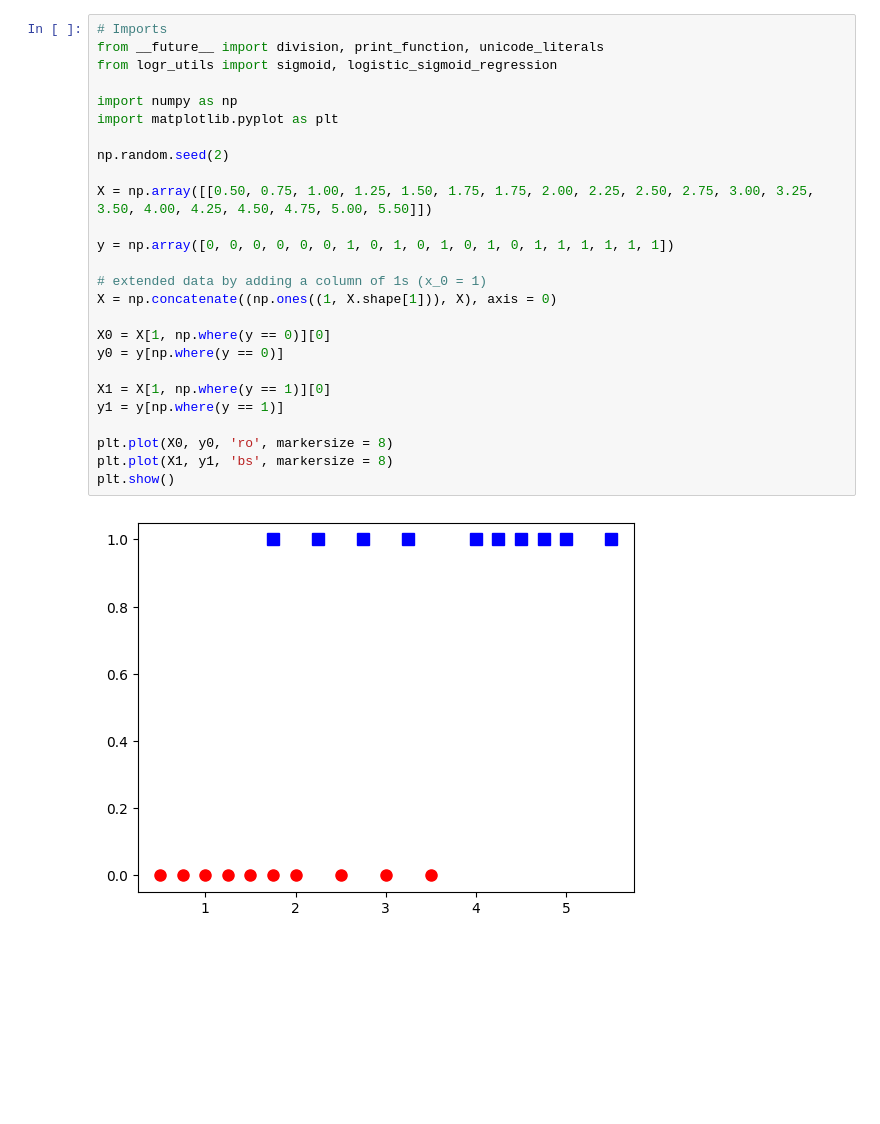
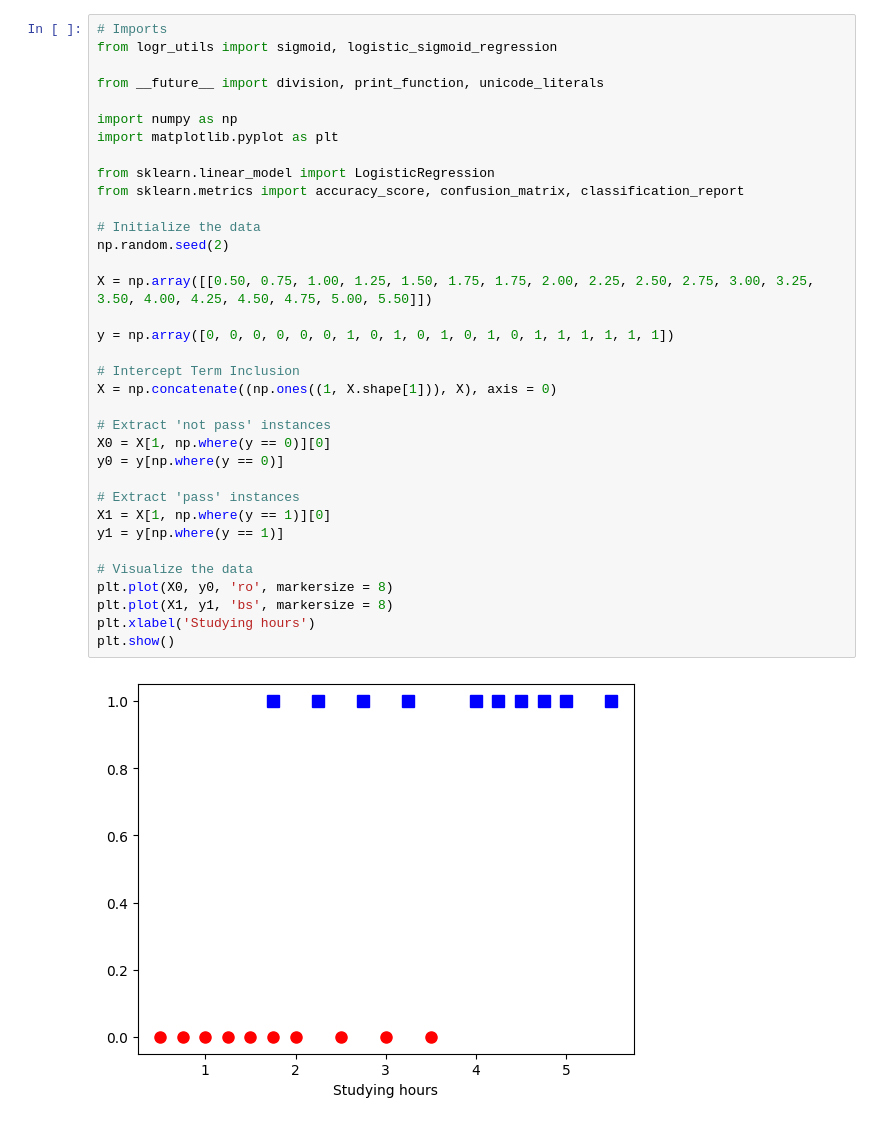
Before and after one commit to yuk068/machine-learning-mat3533, a Jupyter notebook: Jupyter/logr-assignment/example1_study_time.ipynb, the cells around one changed output. Cells and saved outputs as stored; diff of their text form; blank space fills up the shorter version.

```diff
--- a/Jupyter/logr-assignment/example1_study_time.ipynb
+++ b/Jupyter/logr-assignment/example1_study_time.ipynb
@@ -1,29 +1,38 @@
 # %%
 # Imports
+from logr_utils import sigmoid, logistic_sigmoid_regression
+
 from __future__ import division, print_function, unicode_literals
-from logr_utils import sigmoid, logistic_sigmoid_regression
 
 import numpy as np
 import matplotlib.pyplot as plt
 
+from sklearn.linear_model import LogisticRegression
+from sklearn.metrics import accuracy_score, confusion_matrix, classification_report
+
+# Initialize the data
 np.random.seed(2)
 
 X = np.array([[0.50, 0.75, 1.00, 1.25, 1.50, 1.75, 1.75, 2.00, 2.25, 2.50, 2.75, 3.00, 3.25, 3.50, 4.00, 4.25, 4.50, 4.75, 5.00, 5.50]])
 
 y = np.array([0, 0, 0, 0, 0, 0, 1, 0, 1, 0, 1, 0, 1, 0, 1, 1, 1, 1, 1, 1])
 
-# extended data by adding a column of 1s (x_0 = 1)
+# Intercept Term Inclusion
 X = np.concatenate((np.ones((1, X.shape[1])), X), axis = 0)
 
+# Extract 'not pass' instances
 X0 = X[1, np.where(y == 0)][0]
 y0 = y[np.where(y == 0)]
 
+# Extract 'pass' instances
 X1 = X[1, np.where(y == 1)][0]
 y1 = y[np.where(y == 1)]
 
+# Visualize the data
 plt.plot(X0, y0, 'ro', markersize = 8)
 plt.plot(X1, y1, 'bs', markersize = 8)
+plt.xlabel('Studying hours')
 plt.show()
 # %% [output]
-[figure, old version]
+[figure, new version]
 # %%
```
Also changed, not shown: parts of 4 cells of this notebook, 7 other files.
